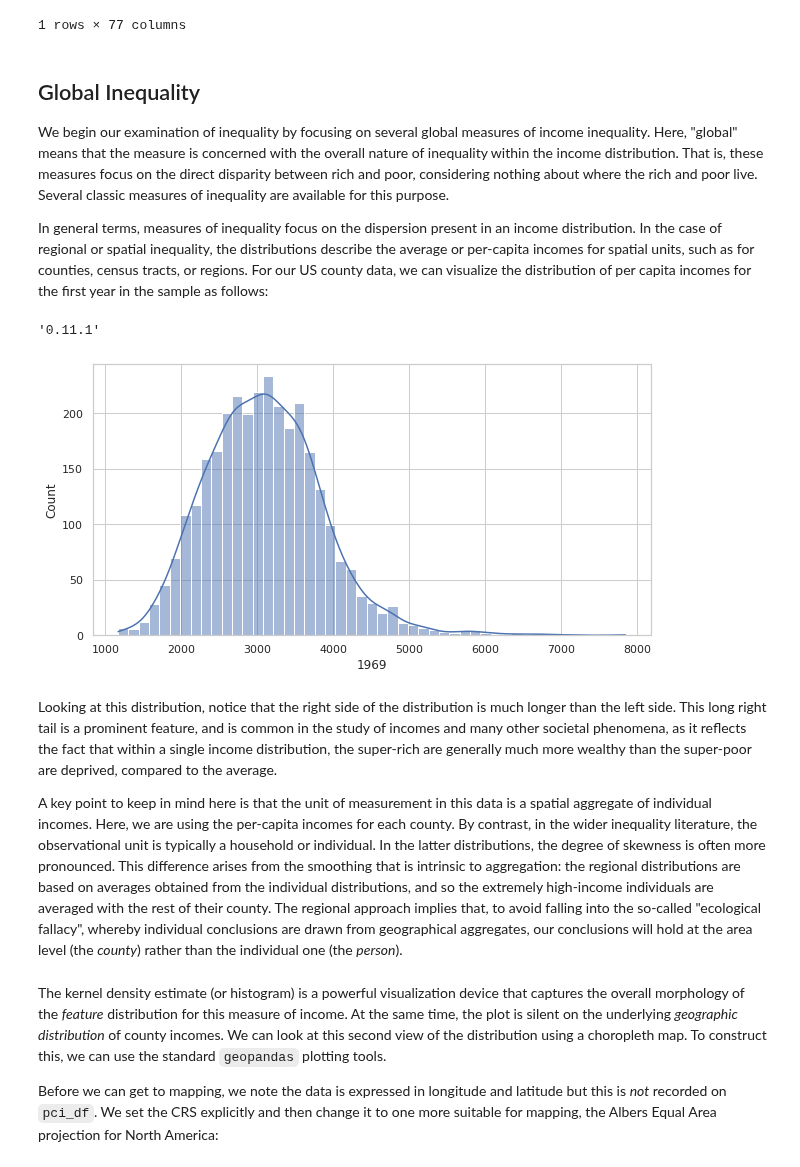
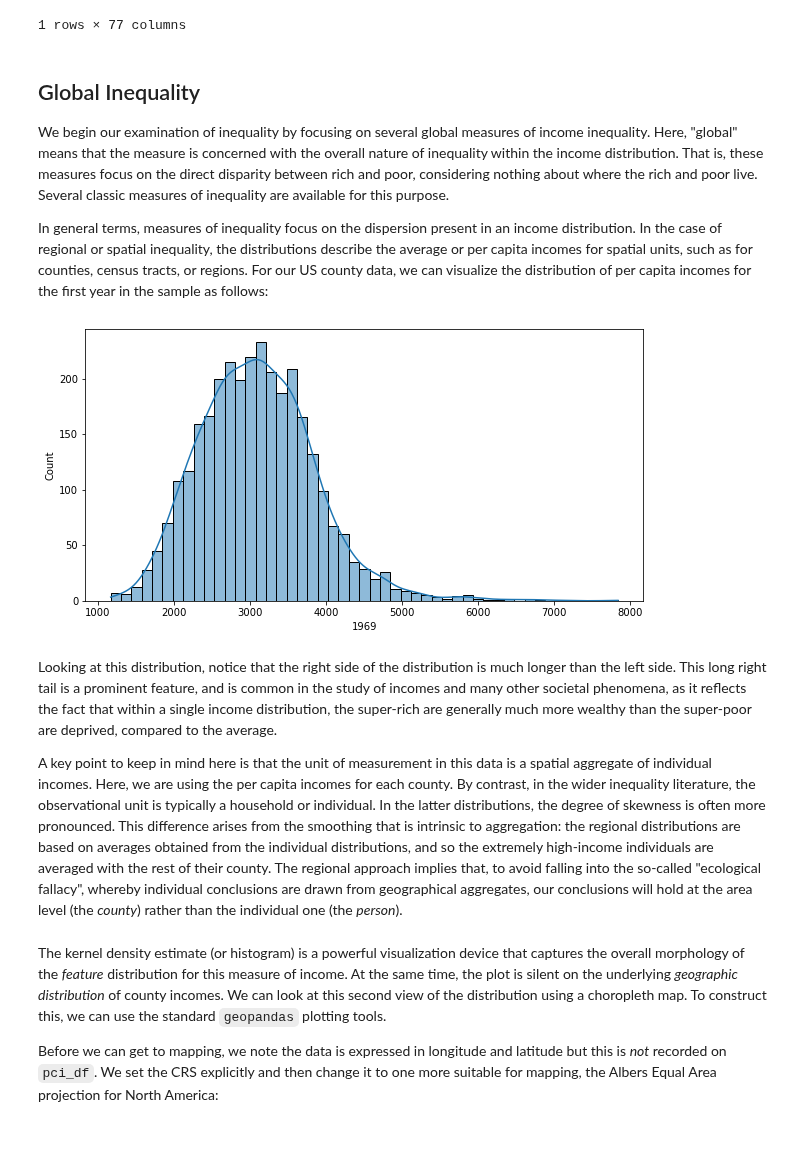
Before and after one commit to gdsbook/book, a Jupyter notebook: notebooks/09_spatial_inequality.ipynb, the cells around one changed output. Cells and saved outputs as stored; diff of their text form; code cells hidden in the pictures; blank space fills up the shorter version.

Commit message:
Edits on inequality for consistency (WIP)

```diff
--- a/notebooks/09_spatial_inequality.ipynb
+++ b/notebooks/09_spatial_inequality.ipynb
@@ -103,20 +105,15 @@ pci_df.query('NAME == "Jackson" & STATEFP == "28"')
 
 We begin our examination of inequality by focusing on several global measures of income inequality. Here, "global" means that the measure is concerned with the overall nature of inequality within the income distribution. That is, these measures focus on the direct disparity between rich and poor, considering nothing about where the rich and poor live. Several classic measures of inequality are available for this purpose.
 
-In general terms, measures of inequality focus on the dispersion present in an income distribution. In the case of regional or spatial inequality, the distributions describe the average or per-capita incomes for spatial units, such as for counties, census tracts, or regions. For our US county data, we can visualize the distribution of per capita incomes for the first year in the sample as follows:
+In general terms, measures of inequality focus on the dispersion present in an income distribution. In the case of regional or spatial inequality, the distributions describe the average or per capita incomes for spatial units, such as for counties, census tracts, or regions. For our US county data, we can visualize the distribution of per capita incomes for the first year in the sample as follows:
-# %%
-seaborn.__version__
-# %% [output]
-'0.11.1'
 # %%
-seaborn.set_theme(style='whitegrid')
 seaborn.histplot(x=pci_df['1969'], kde=True);
 # %% [output]
-[figure, old version]
+[figure, new version]
 # %% [markdown]
 Looking at this distribution, notice that the right side of the distribution is much longer than the left side. This long right tail is a prominent feature, and is common in the study of incomes and many other societal phenomena, as it reflects the fact that within a single income distribution, the super-rich are generally much more wealthy than the super-poor are deprived, compared to the average.
 
-A key point to keep in mind here is that the unit of measurement in this data is a spatial aggregate of individual incomes. Here, we are using the per-capita incomes for each county. By contrast, in the wider inequality literature, the observational unit is typically a household or individual. In the latter distributions, the degree of skewness is often more pronounced. This difference arises from the smoothing that is intrinsic to aggregation: the regional distributions are based on averages obtained from the individual distributions, and so the extremely high-income individuals are averaged with the rest of their county. The regional approach implies that, to avoid falling into the so-called "ecological fallacy", whereby individual conclusions are drawn from geographical aggregates, our conclusions will hold at the area level (the *county*) rather than the individual one (the *person*).
+A key point to keep in mind here is that the unit of measurement in this data is a spatial aggregate of individual incomes. Here, we are using the per capita incomes for each county. By contrast, in the wider inequality literature, the observational unit is typically a household or individual. In the latter distributions, the degree of skewness is often more pronounced. This difference arises from the smoothing that is intrinsic to aggregation: the regional distributions are based on averages obtained from the individual distributions, and so the extremely high-income individuals are averaged with the rest of their county. The regional approach implies that, to avoid falling into the so-called "ecological fallacy", whereby individual conclusions are drawn from geographical aggregates, our conclusions will hold at the area level (the *county*) rather than the individual one (the *person*).
 # %% [markdown]
 The kernel density estimate (or histogram) is a powerful visualization device that captures the overall morphology of the *feature* distribution for this measure of income. At the same time, the plot is silent on the underlying *geographic distribution* of county incomes. We can look at this second view of the distribution using a choropleth map. To construct this, we can use the standard `geopandas` plotting tools.
 
```
Also changed, not shown: parts of 21 cells of this notebook, 1 other file.
